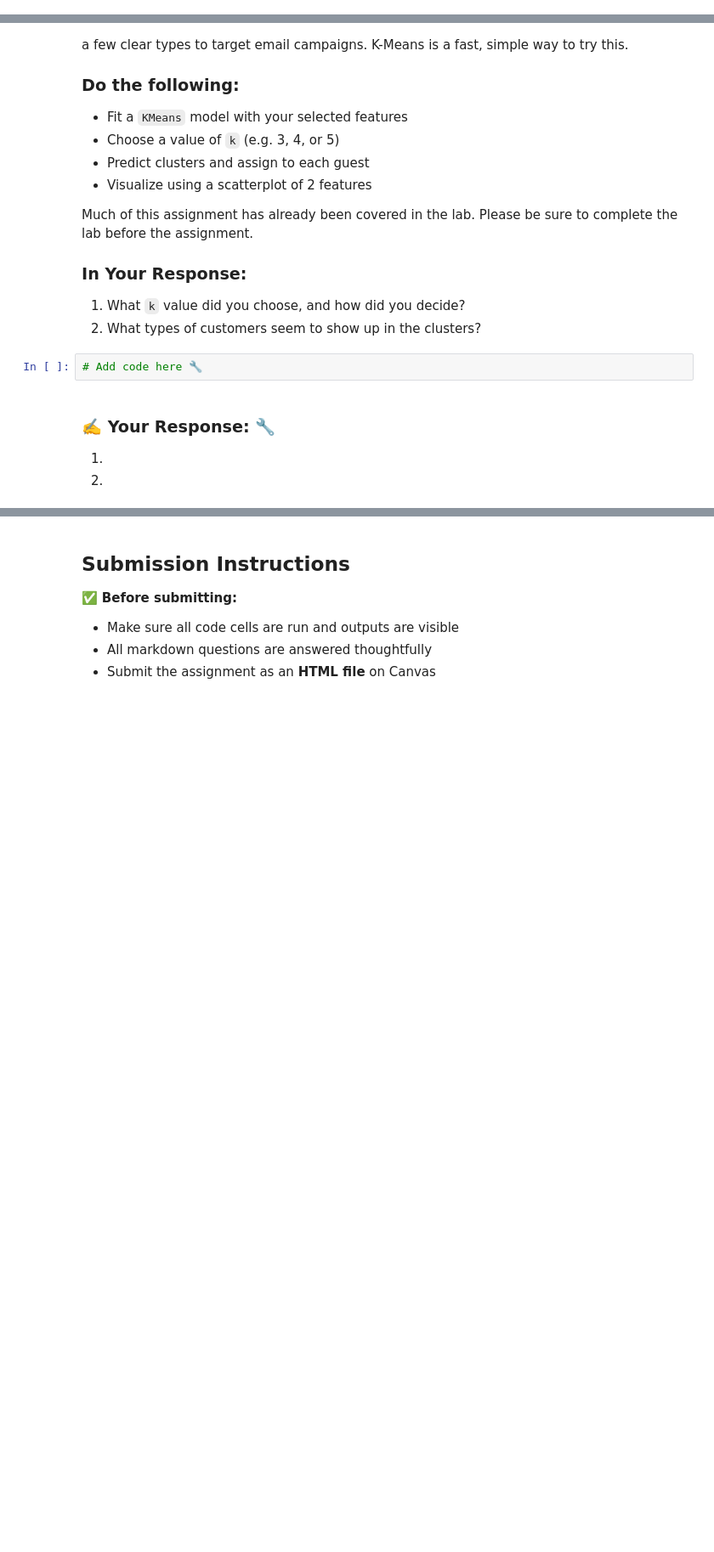
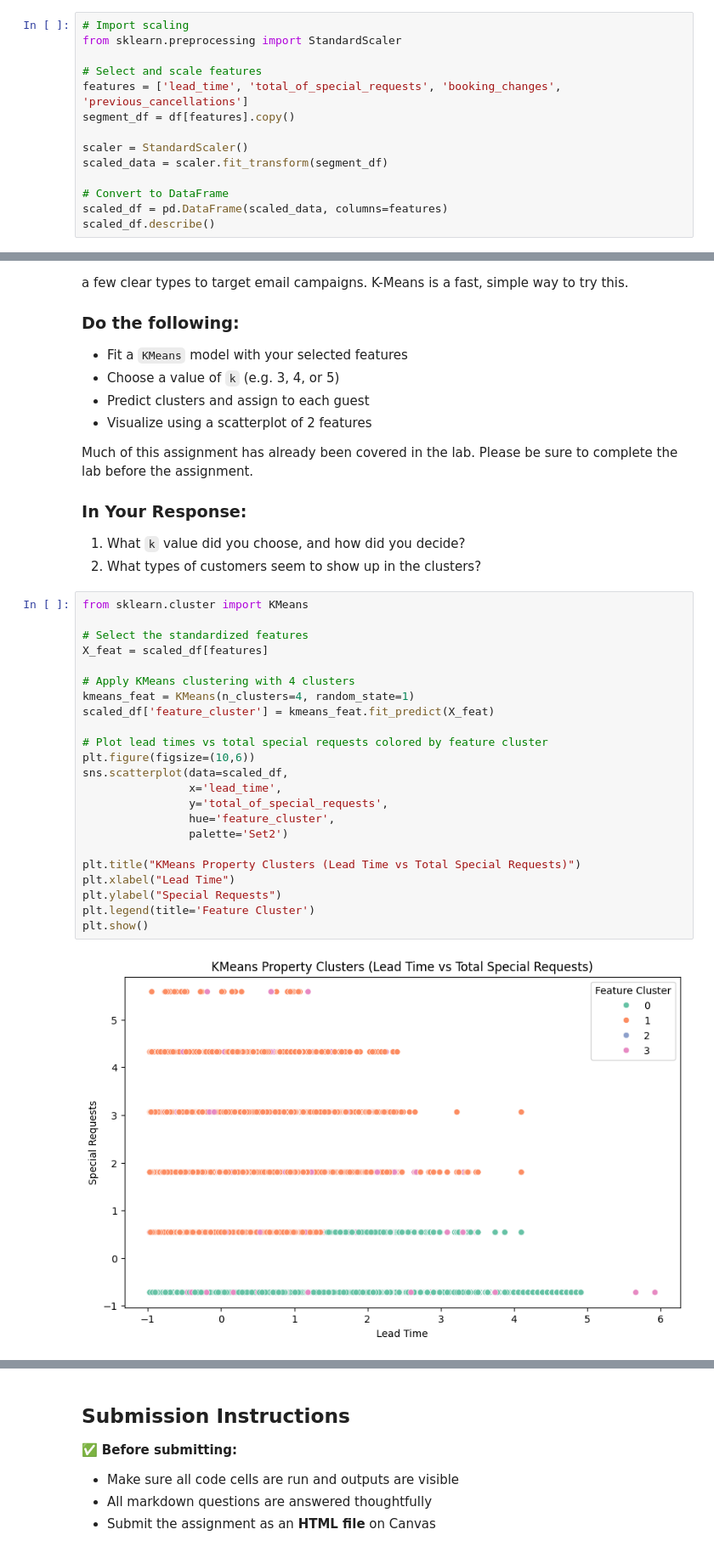
Before and after one commit to expely/Business-Analytics-Labs, a Jupyter notebook: Assignments/assignment_09_clustering.ipynb, the cells around one changed output, grey strips where cells are left out. Shown at 85% size. Saved outputs shown, nothing was run; the diff lists cells and outputs as text; blank space fills up the shorter version.

```diff
--- a/Assignments/assignment_09_clustering.ipynb
+++ b/Assignments/assignment_09_clustering.ipynb
@@ -108,0 +118,14 @@ A hotel might want to group guests based on how long they stay, how far in advan
+# %%
+# Import scaling
+from sklearn.preprocessing import StandardScaler
+
+# Select and scale features
+features = ['lead_time', 'total_of_special_requests', 'booking_changes', 'previous_cancellations']
+segment_df = df[features].copy()
+
+scaler = StandardScaler()
+scaled_data = scaler.fit_transform(segment_df)
+
+# Convert to DataFrame
+scaled_df = pd.DataFrame(scaled_data, columns=features)
+scaled_df.describe()
@@ -124,10 +162,28 @@ Much of this assignment has already been covered in the lab. Please be sure to c
 ### In Your Response:
 1. What `k` value did you choose, and how did you decide?
 2. What types of customers seem to show up in the clusters?
-# %%
-# Add code here 🔧
-# %% [markdown]
-### ✍️ Your Response: 🔧
-1.
-
-2.
+# %%
+from sklearn.cluster import KMeans
+
+# Select the standardized features
+X_feat = scaled_df[features]
+
+# Apply KMeans clustering with 4 clusters
+kmeans_feat = KMeans(n_clusters=4, random_state=1)
+scaled_df['feature_cluster'] = kmeans_feat.fit_predict(X_feat)
+
+# Plot lead times vs total special requests colored by feature cluster
+plt.figure(figsize=(10,6))
+sns.scatterplot(data=scaled_df,
+                x='lead_time',
+                y='total_of_special_requests',
+                hue='feature_cluster',
+                palette='Set2')
+
+plt.title("KMeans Property Clusters (Lead Time vs Total Special Requests)")
+plt.xlabel("Lead Time")
+plt.ylabel("Special Requests")
+plt.legend(title='Feature Cluster')
+plt.show()
+# %% [output]
+[figure, added]
```
Also changed, not shown: parts of 23 cells of this notebook.
